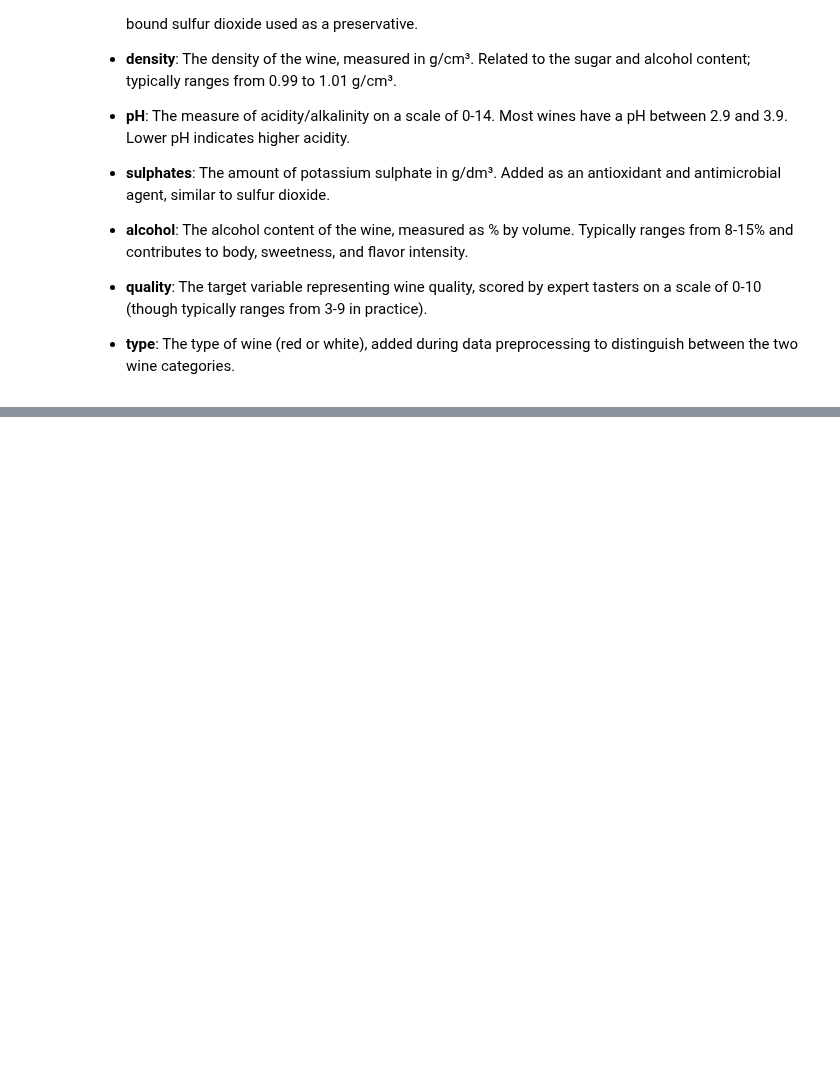
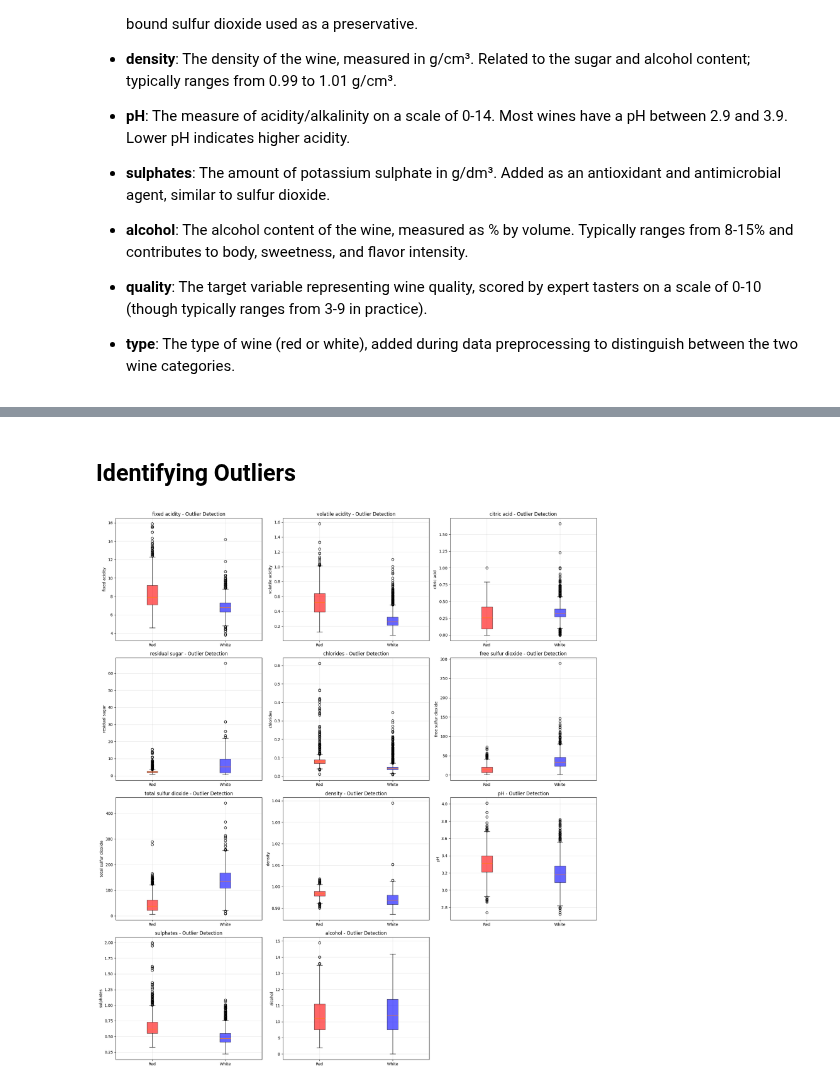
Before and after one commit to DinteN098/GSU_homework, a Jupyter notebook: CSC 4780 Final Project/grape_and_feet.ipynb, the cells around one changed output, grey strips where cells are left out. Saved outputs shown, nothing was run; the diff lists cells and outputs as text; code cells hidden in the pictures; blank space fills up the shorter version.

```diff
--- a/CSC 4780 Final Project/grape_and_feet.ipynb
+++ b/CSC 4780 Final Project/grape_and_feet.ipynb
@@ -300,0 +123,26 @@ plt.show()
+# %% [markdown]
+## Identifying Outliers
+# %%
+# Boxplots for all numeric features to identify outliers
+fig, axes = plt.subplots(n_rows, n_cols, figsize=(18, 5*n_rows))
+axes = axes.flatten()
+
+for idx, feature in enumerate(numeric_features):
+    data_to_plot = [red[feature], white[feature]]
+    bp = axes[idx].boxplot(data_to_plot, tick_labels=['Red', 'White'], patch_artist=True)
+    bp['boxes'][0].set_facecolor('red')
+    bp['boxes'][0].set_alpha(0.6)
+    bp['boxes'][1].set_facecolor('blue')
+    bp['boxes'][1].set_alpha(0.6)
+    axes[idx].set_title(f'{feature} - Outlier Detection', fontsize=12)
+    axes[idx].set_ylabel(feature, fontsize=10)
+    axes[idx].grid(True, alpha=0.3)
+
+# Hide unused subplots
+for idx in range(n_features, len(axes)):
+    axes[idx].axis('off')
+
+plt.tight_layout()
+plt.show()
+# %% [output]
+[figure, added]
```
Also changed, not shown: parts of 52 cells of this notebook, 5 other files.
